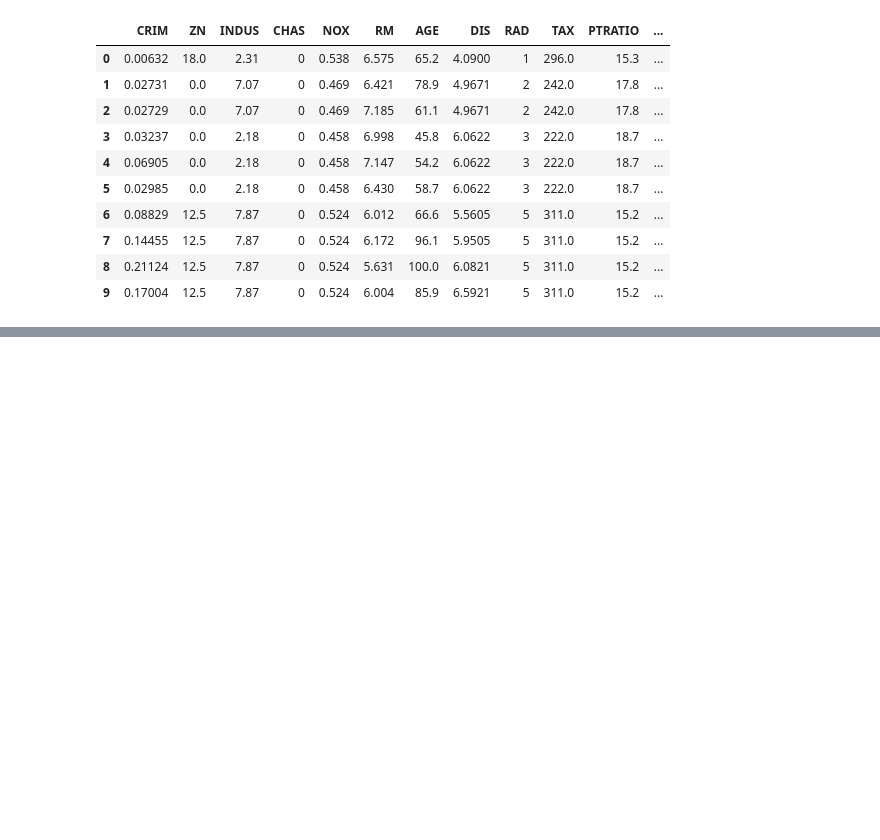
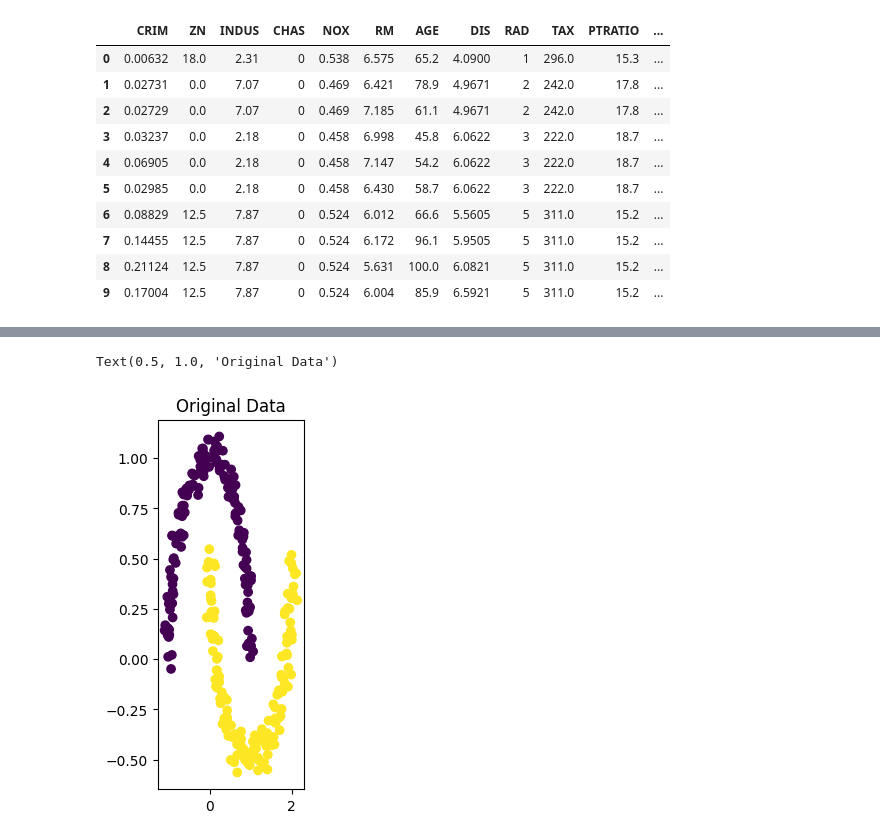
Before and after one commit to gulshan0201/DATA-Science, a Jupyter notebook: Practice.ipynb, the cells around one changed output, grey strips where cells are left out. Saved outputs shown, nothing was run; the diff lists cells and outputs as text; code cells hidden in the pictures; blank space fills up the shorter version.

```diff
--- a/Practice.ipynb
+++ b/Practice.ipynb
@@ -48,0 +54,7 @@ X_pca = pca.fit_transform(X_scaled)
+# %%
+plt.subplot(1,3,1)
+plt.scatter(X[:,0],X[:,1], c=y, cmap='viridis')
+plt.title("Original Data")
+# %% [output]
+Text(0.5, 1.0, 'Original Data')
+[figure, added]
```
Also changed, not shown: parts of 2 cells of this notebook.
